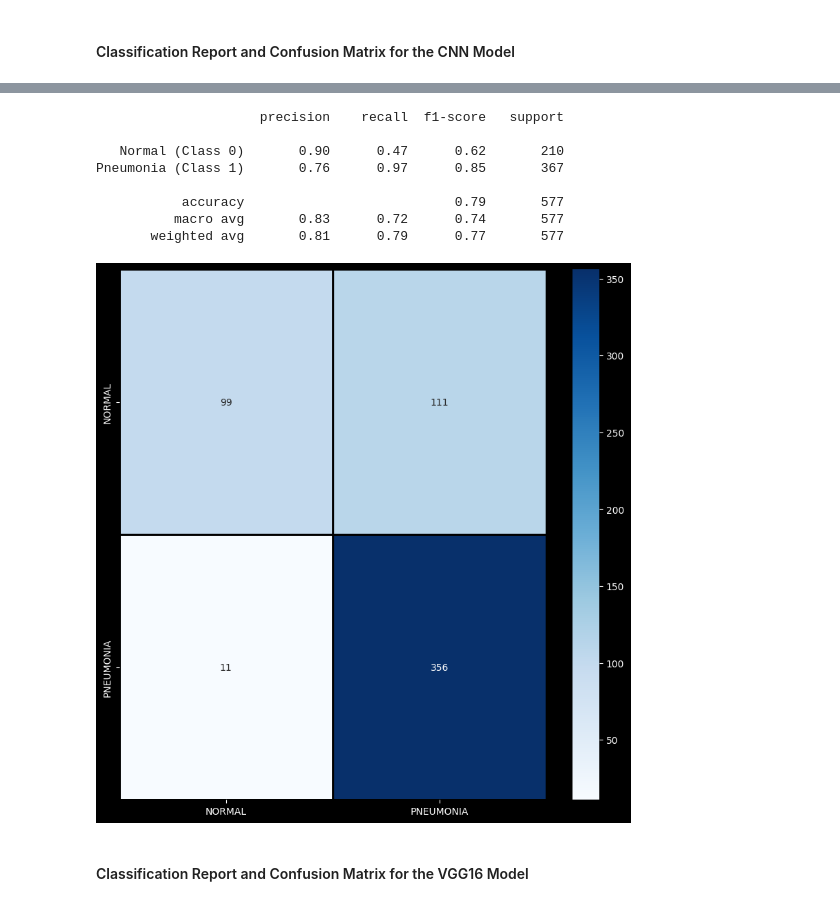
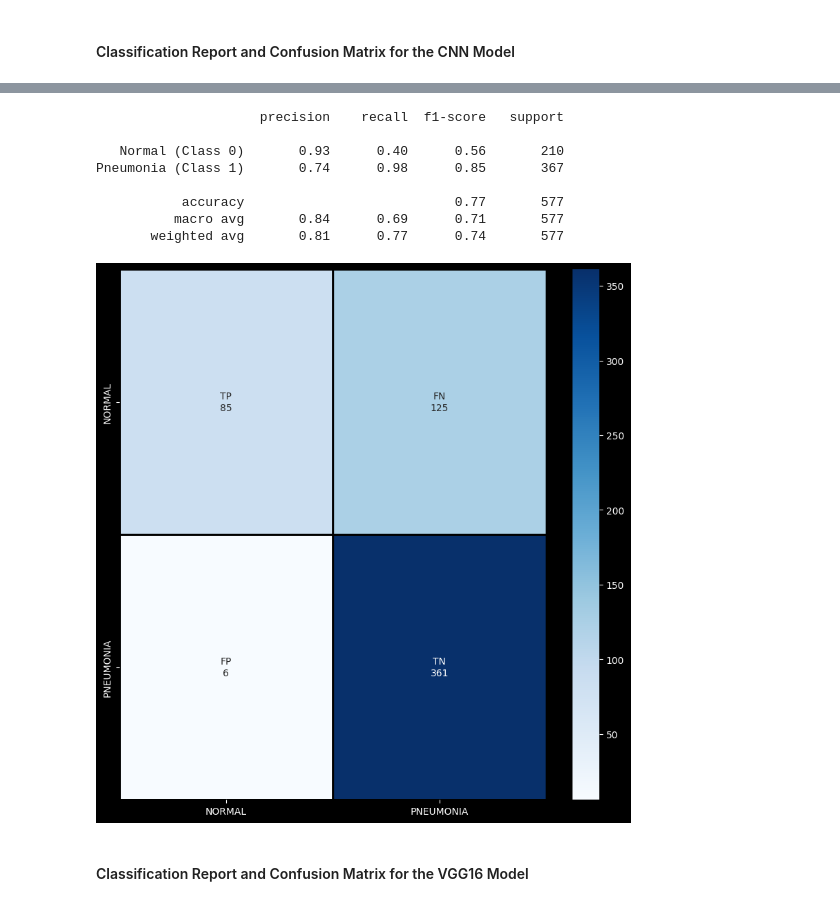
Before and after one commit to AIBabyTeaching/deep-learning-project-HazemAbdelghafar, a Jupyter notebook: PDX.ipynb, the cells around one changed output, grey strips where cells are left out. Cells and saved outputs as stored; diff of their text form; code cells hidden in the pictures.

```diff
--- a/PDX.ipynb
+++ b/PDX.ipynb
@@ -157,8 +154,10 @@ plt.show()
 # %%
 model_scratch=Sequential()
 model_scratch.add(Conv2D(32,(3,3), activation='relu', kernel_initializer='he_uniform', padding='same', input_shape=(150,150,1)))
+model_scratch.add(BatchNormalization())
 model_scratch.add(MaxPooling2D((2,2)))
 model_scratch.add(Conv2D(64,(3,3), activation='relu', kernel_initializer='he_uniform', padding='same'))
+model_scratch.add(BatchNormalization())
 model_scratch.add(MaxPooling2D((2,2)))
 model_scratch.add(Flatten())
 model_scratch.add(Dense(128,activation='relu',kernel_initializer='he_uniform'))
@@ -410,30 +420,35 @@ print(
 # %% [output]
                      precision    recall  f1-score   support
 
-   Normal (Class 0)       0.90      0.47      0.62       210
-Pneumonia (Class 1)       0.76      0.97      0.85       367
+   Normal (Class 0)       0.93      0.40      0.56       210
+Pneumonia (Class 1)       0.74      0.98      0.85       367
 
-           accuracy                           0.79       577
-          macro avg       0.83      0.72      0.74       577
-       weighted avg       0.81      0.79      0.77       577
+           accuracy                           0.77       577
+          macro avg       0.84      0.69      0.71       577
+       weighted avg       0.81      0.77      0.74       577
 # %%
 cm_scratch = confusion_matrix(test_label, predictions_scratch)
 cm_scratch = pd.DataFrame(cm_scratch, index=["Normal", "Pneumonia"], columns=["Normal", "Pneumonia"])
+# %%
+label_names = ['TP', 'FN', 'FP', 'TN']
+label_counts_scratch = ["{0:0.0f}".format(value) for value in cm_scratch.values.flatten()]
+heatmap_labels_scratch = [f"{v1}\n{v2}" for v1, v2 in zip(label_names, label_counts_scratch)]
+heatmap_labels_scratch = np.asarray(heatmap_labels_scratch).reshape(2, 2)
 # %%
 plt.figure(figsize=(10, 10))
 sns.heatmap(
     cm_scratch,
     cmap="Blues",
     linecolor="black",
     linewidth=1,
-    annot=True,
+    annot=heatmap_labels_scratch,
     fmt="",
     xticklabels=labels,
     yticklabels=labels,
 )
 plt.show()
 # %% [output]
-[figure, old version]
+[figure, new version]
 # %% [markdown]
 #### Classification Report and Confusion Matrix for the VGG16 Model
 # %%
```
Also changed, not shown: parts of 17 cells of this notebook.
